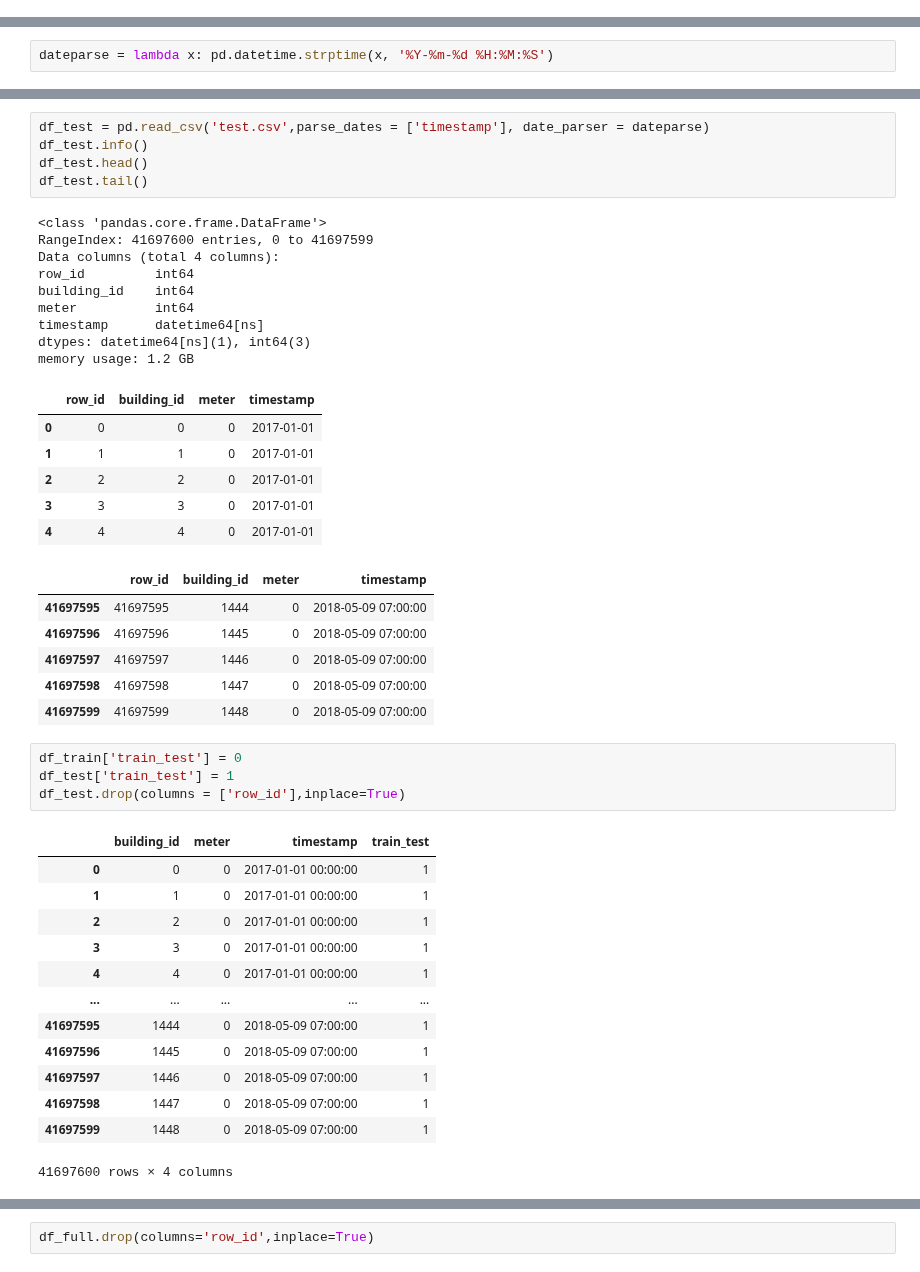
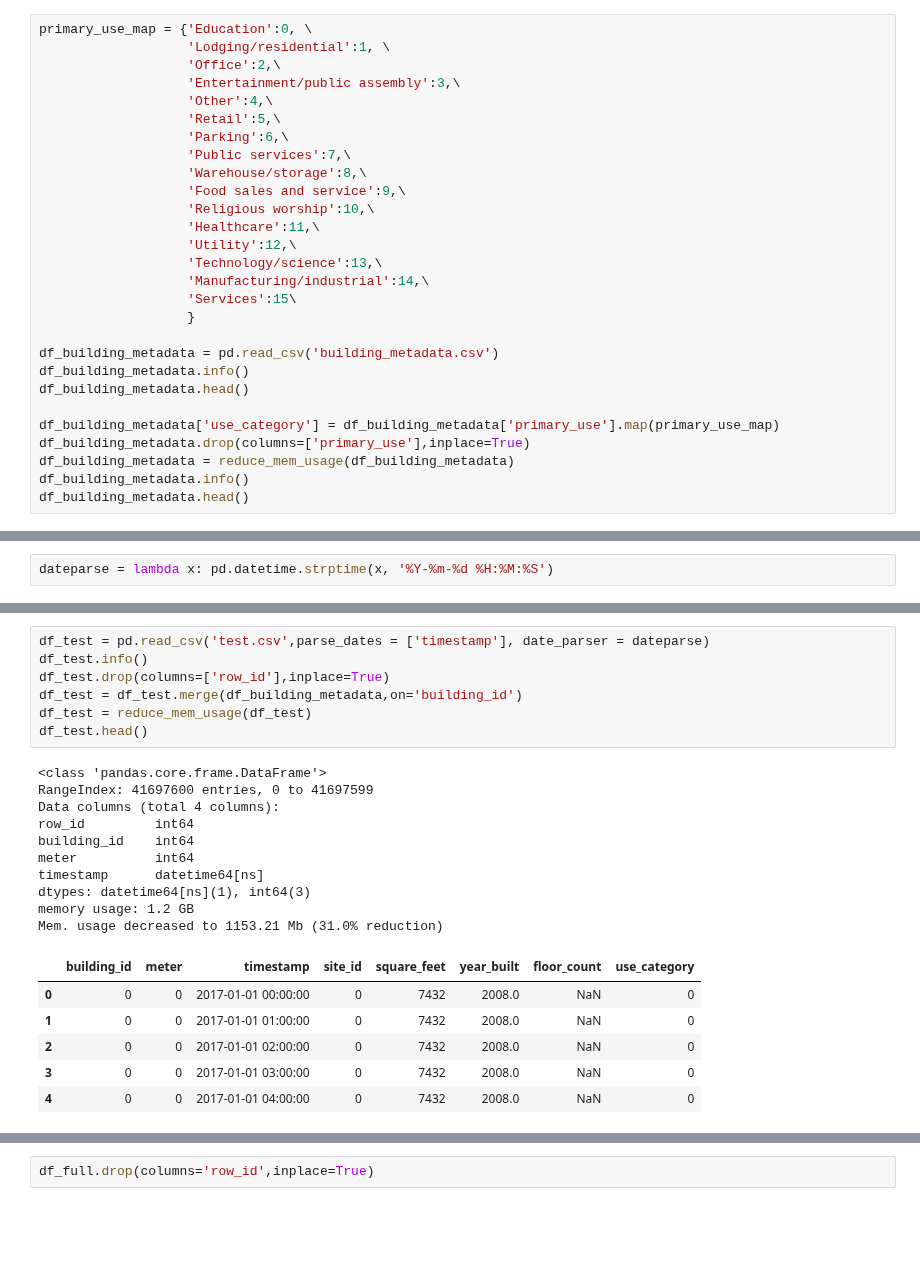
Before and after one commit to ravi-gopalan/DAND_Data_Wrangling, a Jupyter notebook: ashrae_1.ipynb, the cells around one changed output, grey strips where cells are left out. Saved outputs shown, nothing was run; the diff lists cells and outputs as text; blank space fills up the shorter version.

```diff
--- a/ashrae_1.ipynb
+++ b/ashrae_1.ipynb
@@ -78,0 +109,28 @@ InteractiveShell.ast_node_interactivity = "all"
+# %%
+primary_use_map = {'Education':0, \
+                   'Lodging/residential':1, \
+                   'Office':2,\
+                   'Entertainment/public assembly':3,\
+                   'Other':4,\
+                   'Retail':5,\
+                   'Parking':6,\
+                   'Public services':7,\
+                   'Warehouse/storage':8,\
+                   'Food sales and service':9,\
+                   'Religious worship':10,\
+                   'Healthcare':11,\
+                   'Utility':12,\
+                   'Technology/science':13,\
+                   'Manufacturing/industrial':14,\
+                   'Services':15\
+                   }
+
+df_building_metadata = pd.read_csv('building_metadata.csv')
+df_building_metadata.info()
+df_building_metadata.head()
+
+df_building_metadata['use_category'] = df_building_metadata['primary_use'].map(primary_use_map)
+df_building_metadata.drop(columns=['primary_use'],inplace=True)
+df_building_metadata = reduce_mem_usage(df_building_metadata)
+df_building_metadata.info()
+df_building_metadata.head()
@@ -108,45 +493,24 @@ memory usage: 616.9 MB
 # %%
 df_test = pd.read_csv('test.csv',parse_dates = ['timestamp'], date_parser = dateparse)
 df_test.info()
+df_test.drop(columns=['row_id'],inplace=True)
+df_test = df_test.merge(df_building_metadata,on='building_id')
+df_test = reduce_mem_usage(df_test)
 df_test.head()
-df_test.tail()
 # %% [output]
 <class 'pandas.core.frame.DataFrame'>
 RangeIndex: 41697600 entries, 0 to 41697599
 Data columns (total 4 columns):
 row_id         int64
 building_id    int64
 meter          int64
 timestamp      datetime64[ns]
 dtypes: datetime64[ns](1), int64(3)
 memory usage: 1.2 GB
+Mem. usage decreased to 1153.21 Mb (31.0% reduction)
-|  | row_id | building_id | meter | timestamp |
-| 0 | 0 | 0 | 0 | 2017-01-01 |
-| 1 | 1 | 1 | 0 | 2017-01-01 |
-| 2 | 2 | 2 | 0 | 2017-01-01 |
-| 3 | 3 | 3 | 0 | 2017-01-01 |
-| 4 | 4 | 4 | 0 | 2017-01-01 |
+|  | building_id | meter | timestamp | site_id | square_feet | year_built | floor_count | use_category |
+| 0 | 0 | 0 | 2017-01-01 00:00:00 | 0 | 7432 | 2008.0 | NaN | 0 |
+| 1 | 0 | 0 | 2017-01-01 01:00:00 | 0 | 7432 | 2008.0 | NaN | 0 |
+| 2 | 0 | 0 | 2017-01-01 02:00:00 | 0 | 7432 | 2008.0 | NaN | 0 |
+| 3 | 0 | 0 | 2017-01-01 03:00:00 | 0 | 7432 | 2008.0 | NaN | 0 |
+| 4 | 0 | 0 | 2017-01-01 04:00:00 | 0 | 7432 | 2008.0 | NaN | 0 |
-|  | row_id | building_id | meter | timestamp |
-| 41697595 | 41697595 | 1444 | 0 | 2018-05-09 07:00:00 |
-| 41697596 | 41697596 | 1445 | 0 | 2018-05-09 07:00:00 |
-| 41697597 | 41697597 | 1446 | 0 | 2018-05-09 07:00:00 |
-| 41697598 | 41697598 | 1447 | 0 | 2018-05-09 07:00:00 |
-| 41697599 | 41697599 | 1448 | 0 | 2018-05-09 07:00:00 |
-# %%
-df_train['train_test'] = 0
-df_test['train_test'] = 1
-df_test.drop(columns = ['row_id'],inplace=True)
-# %% [output]
-|  | building_id | meter | timestamp | train_test |
-| 0 | 0 | 0 | 2017-01-01 00:00:00 | 1 |
-| 1 | 1 | 0 | 2017-01-01 00:00:00 | 1 |
-| 2 | 2 | 0 | 2017-01-01 00:00:00 | 1 |
-| 3 | 3 | 0 | 2017-01-01 00:00:00 | 1 |
-| 4 | 4 | 0 | 2017-01-01 00:00:00 | 1 |
-| ... | ... | ... | ... | ... |
-| 41697595 | 1444 | 0 | 2018-05-09 07:00:00 | 1 |
-| 41697596 | 1445 | 0 | 2018-05-09 07:00:00 | 1 |
-| 41697597 | 1446 | 0 | 2018-05-09 07:00:00 | 1 |
-| 41697598 | 1447 | 0 | 2018-05-09 07:00:00 | 1 |
-| 41697599 | 1448 | 0 | 2018-05-09 07:00:00 | 1 |
-41697600 rows × 4 columns
```
Also changed, not shown: parts of 43 cells of this notebook.
